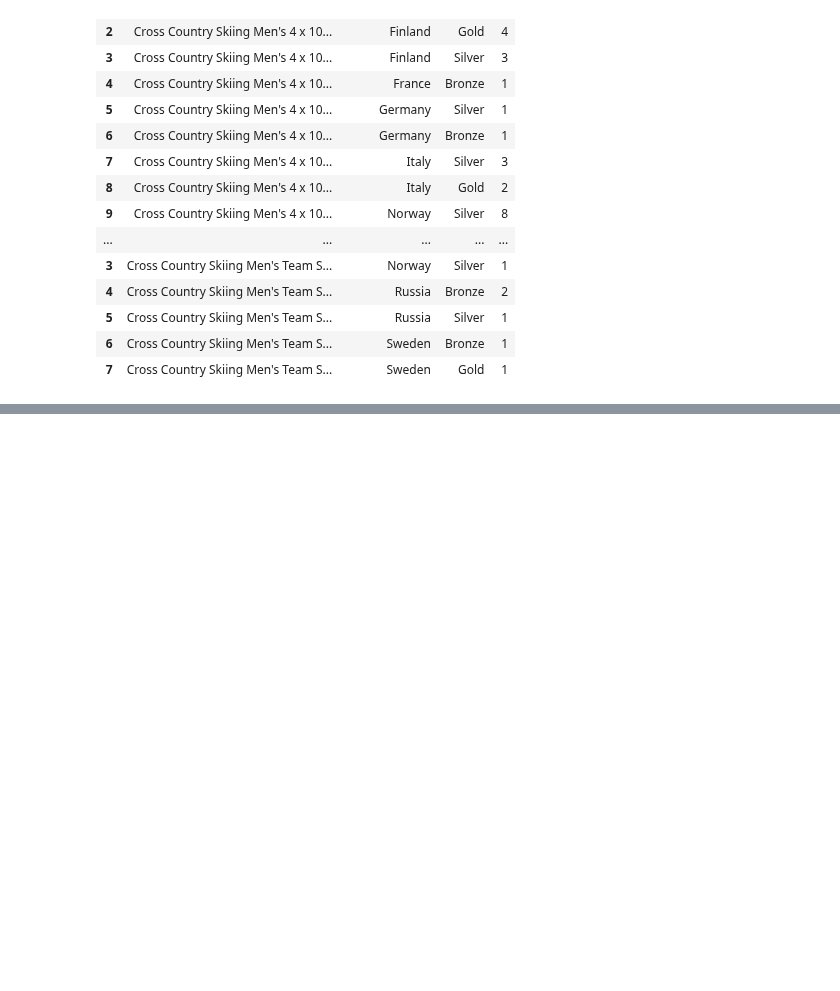
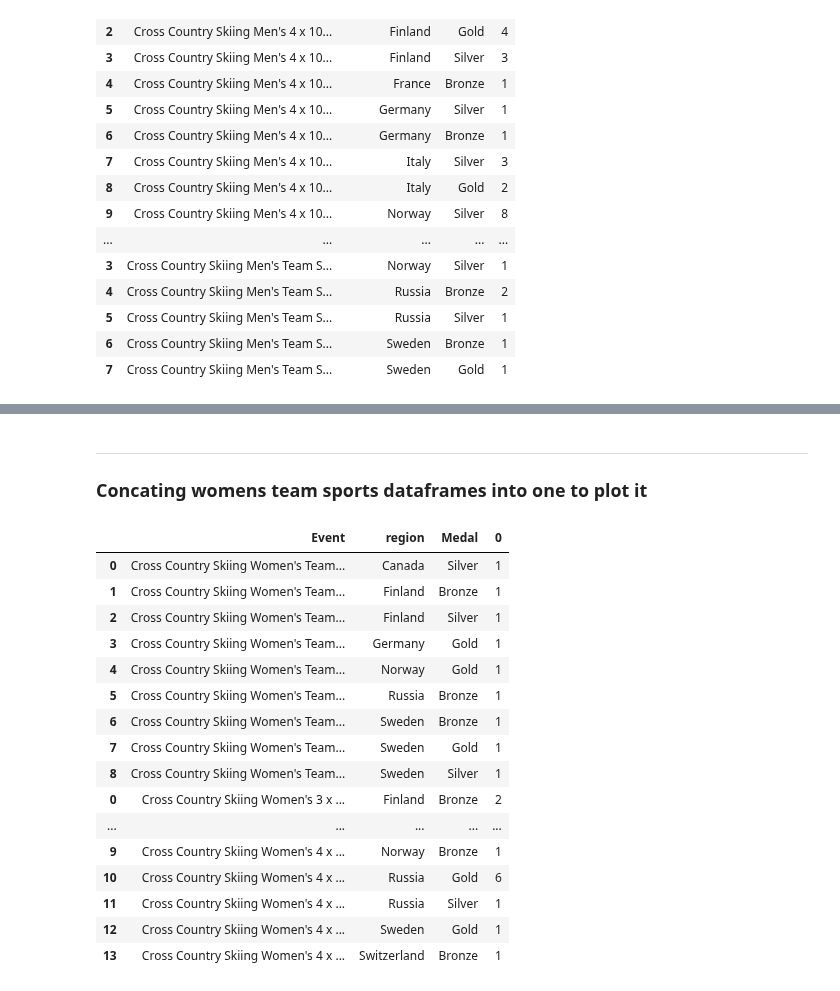
Before and after one commit to wlinds/ITHS-Projekt-OS, a Jupyter notebook: Notes/jonas_uppgift_2_clean.ipynb, the cells around one changed output, grey strips where cells are left out. Saved outputs shown, nothing was run; the diff lists cells and outputs as text; code cells hidden in the pictures; blank space fills up the shorter version.

Commit message:
women team dataframes + concat + graph

```diff
--- a/Notes/jonas_uppgift_2_clean.ipynb
+++ b/Notes/jonas_uppgift_2_clean.ipynb
@@ -123,0 +131,7 @@ fig.show()
+# %%
+temp_df = xcs_df[xcs_df["Event"] == "Cross Country Skiing Women's 3 x 5 kilometres Relay"]
+women_team_3_relay = temp_df.drop(columns=['ID','Name', 'Age', 'Height','Weight']).dropna(subset='Medal').drop_duplicates()
+women_team_3_relay
+
+women_team_3_relay_analyzed = women_team_3_relay.groupby(["Event", "region"])[["Medal"]].value_counts().to_frame().reset_index()
+women_team_3_relay_analyzed.head(3)
@@ -123,0 +145,7 @@ fig.show()
+# %%
+temp_df = xcs_df[xcs_df["Event"] == "Cross Country Skiing Women's 4 x 5 kilometres Relay"]
+women_team_4_relay = temp_df.drop(columns=['ID','Name', 'Age', 'Height','Weight']).dropna(subset='Medal').drop_duplicates()
+women_team_4_relay
+
+women_team_4_relay_analyzed = women_team_4_relay.groupby(["Event", "region"])[["Medal"]].value_counts().to_frame().reset_index()
+women_team_4_relay_analyzed.head(3)
@@ -123,0 +157,7 @@ fig.show()
+# %%
+temp_df = xcs_df[xcs_df["Event"] == "Cross Country Skiing Women's Team Sprint"]
+women_team_sprint = temp_df.drop(columns=['ID','Name', 'Age', 'Height','Weight']).dropna(subset='Medal').drop_duplicates()
+women_team_sprint
+
+women_team_sprint_analyzed = women_team_sprint.groupby(["Event", "region"])[["Medal"]].value_counts().to_frame().reset_index()
+women_team_sprint_analyzed
@@ -123,0 +175,25 @@ fig.show()
+# %% [markdown]
+___
+### Concating womens team sports dataframes into one to plot it
+# %%
+frames = [women_team_sprint_analyzed, women_team_3_relay_analyzed, women_team_4_relay_analyzed]
+result_women_team = pd.concat(frames)
+result_women_team
+# %% [output]
+|  | Event | region | Medal | 0 |
+| 0 | Cross Country Skiing Women's Team... | Canada | Silver | 1 |
+| 1 | Cross Country Skiing Women's Team... | Finland | Bronze | 1 |
+| 2 | Cross Country Skiing Women's Team... | Finland | Silver | 1 |
+| 3 | Cross Country Skiing Women's Team... | Germany | Gold | 1 |
+| 4 | Cross Country Skiing Women's Team... | Norway | Gold | 1 |
+| 5 | Cross Country Skiing Women's Team... | Russia | Bronze | 1 |
+| 6 | Cross Country Skiing Women's Team... | Sweden | Bronze | 1 |
+| 7 | Cross Country Skiing Women's Team... | Sweden | Gold | 1 |
+| 8 | Cross Country Skiing Women's Team... | Sweden | Silver | 1 |
+| 0 | Cross Country Skiing Women's 3 x ... | Finland | Bronze | 2 |
+| ... | ... | ... | ... | ... |
+| 9 | Cross Country Skiing Women's 4 x ... | Norway | Bronze | 1 |
+| 10 | Cross Country Skiing Women's 4 x ... | Russia | Gold | 6 |
+| 11 | Cross Country Skiing Women's 4 x ... | Russia | Silver | 1 |
+| 12 | Cross Country Skiing Women's 4 x ... | Sweden | Gold | 1 |
+| 13 | Cross Country Skiing Women's 4 x ... | Switzerland | Bronze | 1 |
```
Also changed, not shown: parts of 7 cells of this notebook.
